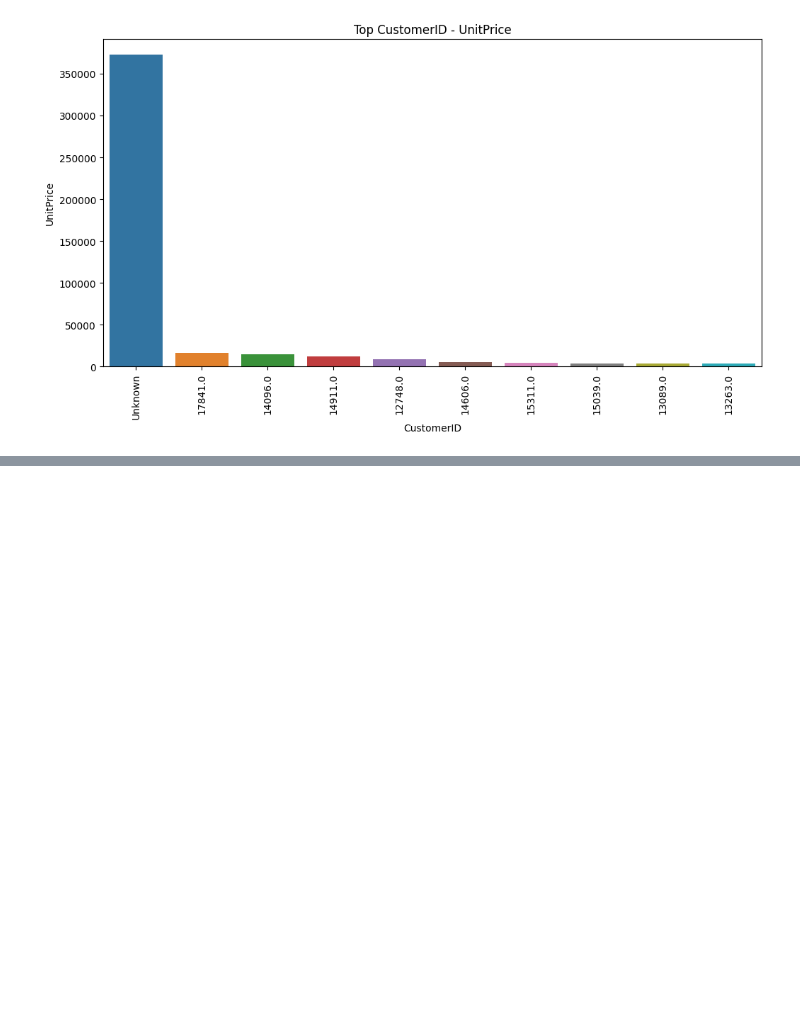
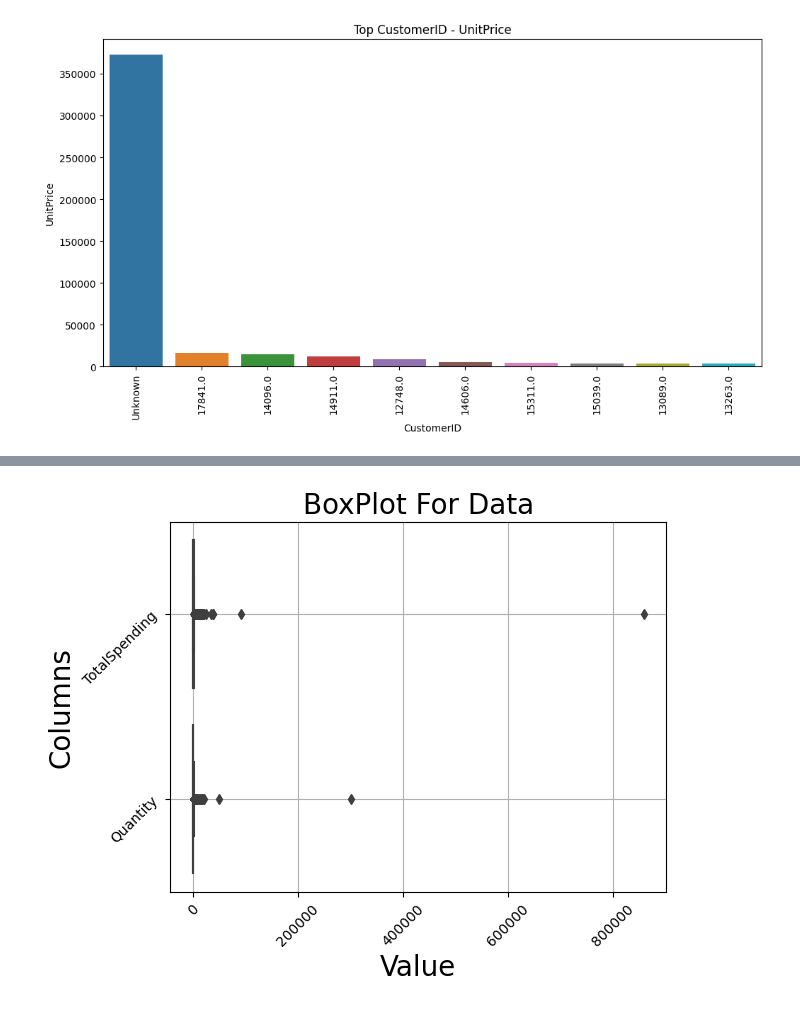
Before and after one commit to aakashsyadav1999/online-retail-dataset, a Jupyter notebook: online_retail.ipynb, the cells around one changed output, grey strips where cells are left out. Saved outputs shown, nothing was run; the diff lists cells and outputs as text; code cells hidden in the pictures; blank space fills up the shorter version.

```diff
--- a/online_retail.ipynb
+++ b/online_retail.ipynb
@@ -632,0 +507,4 @@ plt.show()
+# %%
+# Calculate total spending for each customer
+df['TotalSpending'] = df['Quantity'] * df['UnitPrice']
+df.head()
@@ -632,0 +518,9 @@ plt.show()
+# %%
+#Create Feature for customers
+customer_data=df.groupby('CustomerID').agg({
+    'InvoiceNo': 'nunique',
+    'TotalSpending': 'sum',
+    'Quantity':'sum'
+
+}).reset_index()
+customer_data
@@ -632,0 +541,11 @@ plt.show()
+# %%
+sns.boxplot(data=customer_data[['TotalSpending','Quantity']],orient='h')
+plt.title('BoxPlot For Data',fontsize=20)
+plt.xlabel('Value',fontsize=20)
+plt.ylabel('Columns',fontsize=20)
+plt.xticks(rotation=45)
+plt.yticks(rotation=45)
+plt.grid(True)
+plt.show()
+# %% [output]
+[figure, added]
```
Also changed, not shown: parts of 43 cells of this notebook.
